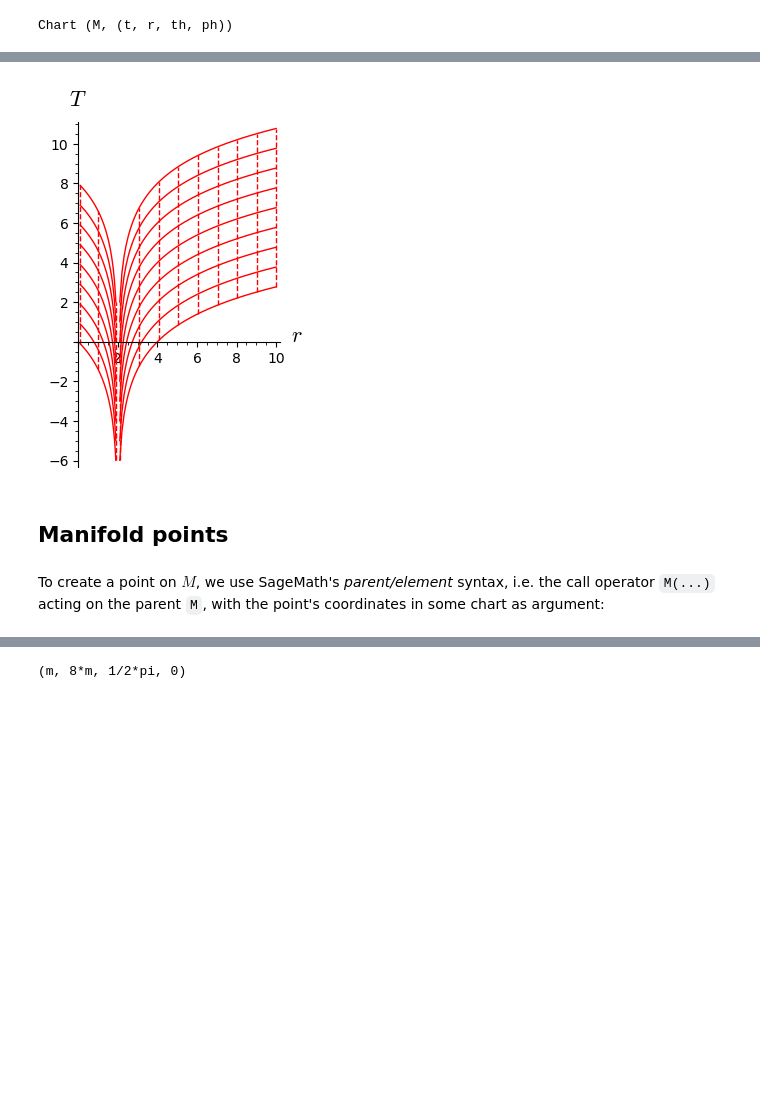
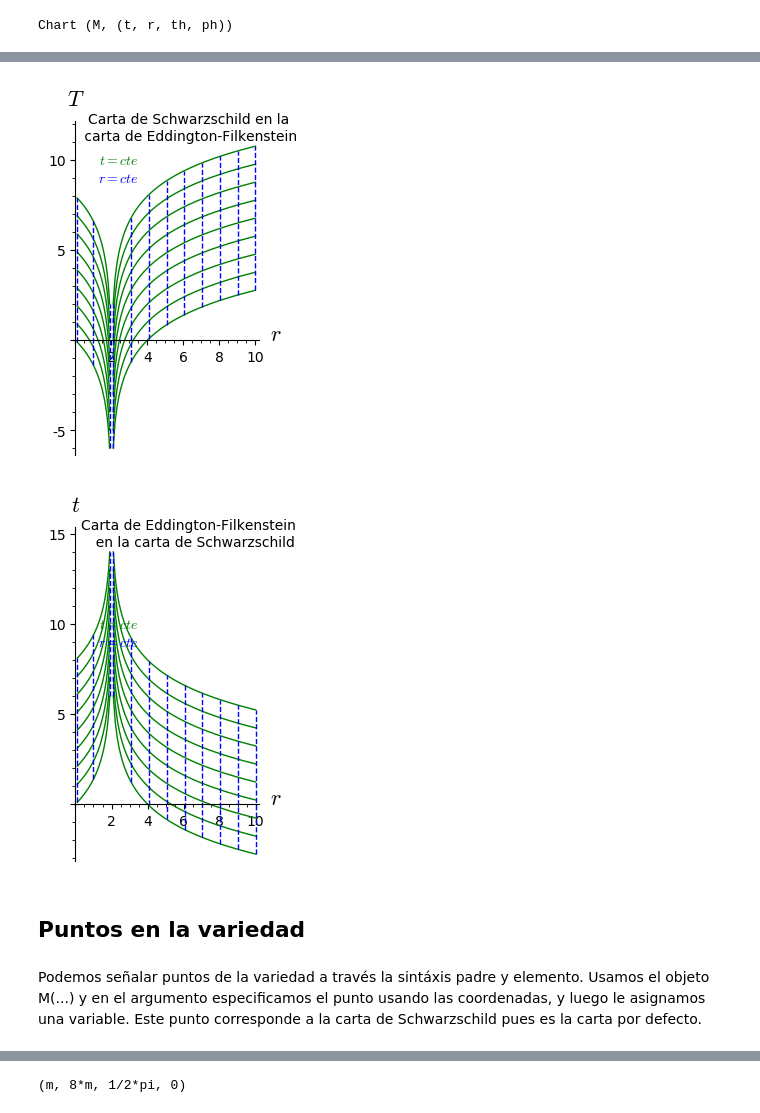
Before and after one commit to OmarUniverse/Tesis, a Jupyter notebook: demo_pseudo_Riemannian_Schwarzschild.ipynb, the cells around one changed output, grey strips where cells are left out. Cells and saved outputs as stored; diff of their text form; code cells hidden in the pictures; blank space fills up the shorter version.

```diff
--- a/demo_pseudo_Riemannian_Schwarzschild.ipynb
+++ b/demo_pseudo_Riemannian_Schwarzschild.ipynb
@@ -123,16 +121,41 @@ One can plot the `SD` chart in terms of `EF` one:
 # %%
 plot1 = SD.plot(EF, ranges={t:(0, 8), r:(2.1, 10)}, fixed_coords={th:pi/2, ph:0},
-                ambient_coords=(r,T), style={t:'--', r:'-'}, parameters={m: 1}) \
+                ambient_coords=(r,T), style={t:'--', r:'-'}, parameters={m: 1}, color='green',number_values={t: 9, r: 0}) \
+        +SD.plot(EF, ranges={t:(0, 8), r:(2.1, 10)}, fixed_coords={th:pi/2, ph:0},
+                ambient_coords=(r,T), style={t:'--', r:'-'}, parameters={m: 1}, color='blue',number_values={t: 0, r:9}) \
         + SD.plot(EF, ranges={t:(0, 8), r:(0.1, 1.9)}, fixed_coords={th:pi/2, ph:0},
-                  ambient_coords=(r,T), number_values={t: 9, r: 3},
-                  style={t:'--', r:'-'}, parameters={m: 1})
-plot1
+                  ambient_coords=(r,T), number_values={t: 9, r: 0},
+                  style={t:'--', r:'-'}, parameters={m: 1}, color='green')\
+        + SD.plot(EF, ranges={t:(0, 8), r:(0.1, 1.9)}, fixed_coords={th:pi/2, ph:0},
+                  ambient_coords=(r,T), number_values={t: 0, r: 3},
+                  style={t:'--', r:'-'}, parameters={m: 1}, color='blue')
+r_c = text('$r=cte$', (2.4,9),color='blue')
+t_c = text('$t=cte$', (2.4,10),color='green')
+
+plot1+r_c+t_c+ text('Carta de Schwarzschild en la \n carta de Eddington-Filkenstein ', (6.4,11.8),color='black')
 # %% [output]
-[figure, old version]
+[figure, new version]
-# %% [markdown]
-## Manifold points
-# %% [markdown]
-To create a point on $M$, we use SageMath's *parent/element* syntax, i.e. the call operator `M(...)` acting on the parent `M`, with the point's coordinates in some chart as argument:
+# %%
+plot1 = EF.plot(SD, ranges={T:(0, 8), r:(2.1, 10)}, fixed_coords={th:pi/2, ph:0},
+                ambient_coords=(r,t), style={T:'--', r:'-'}, parameters={m: 1}, color='green',number_values={T: 9, r: 0}) \
+        +EF.plot(SD, ranges={T:(0, 8), r:(2.1, 10)}, fixed_coords={th:pi/2, ph:0},
+                ambient_coords=(r,t), style={T:'--', r:'-'}, parameters={m: 1}, color='blue',number_values={T: 0, r:9}) \
+        + EF.plot(SD, ranges={T:(0, 8), r:(0.1, 1.9)}, fixed_coords={th:pi/2, ph:0},
+                  ambient_coords=(r,t), number_values={T: 9, r: 0},
+                  style={T:'--', r:'-'}, parameters={m: 1}, color='green')\
+        + EF.plot(SD, ranges={T:(0, 8), r:(0.1, 1.9)}, fixed_coords={th:pi/2, ph:0},
+                  ambient_coords=(r,t), number_values={T: 0, r: 3},
+                  style={T:'--', r:'-'}, parameters={m: 1}, color='blue')
+r_c = text('$r=cte$', (2.4,9),color='blue')
+t_c = text('$t=cte$', (2.4,10),color='green')
+
+plot1+r_c+t_c+ text('Carta de Eddington-Filkenstein \n  en la carta de Schwarzschild', (6.4,15),color='black')
+# %% [output]
+[figure, added]
+# %% [markdown]
+## Puntos en la variedad
+# %% [markdown]
+Podemos señalar puntos de la variedad a través la sintáxis padre y elemento. Usamos el objeto M(...) y en el argumento especificamos el punto usando las coordenadas, y luego le asignamos una variable. Este punto corresponde a la carta de  Schwarzschild pues es la carta por defecto.
 # %%
 p = M((m, 8*m, pi/2, 0), name='p')
 print(p)
```
Also changed, not shown: parts of 21 cells of this notebook.
